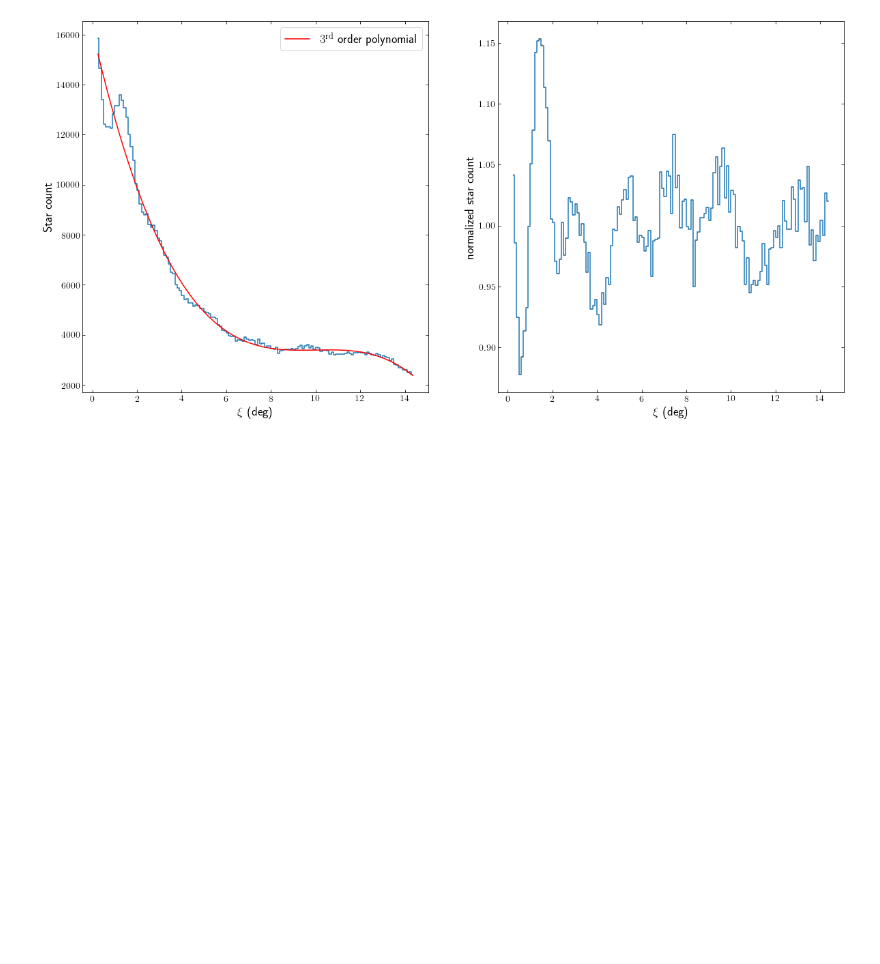
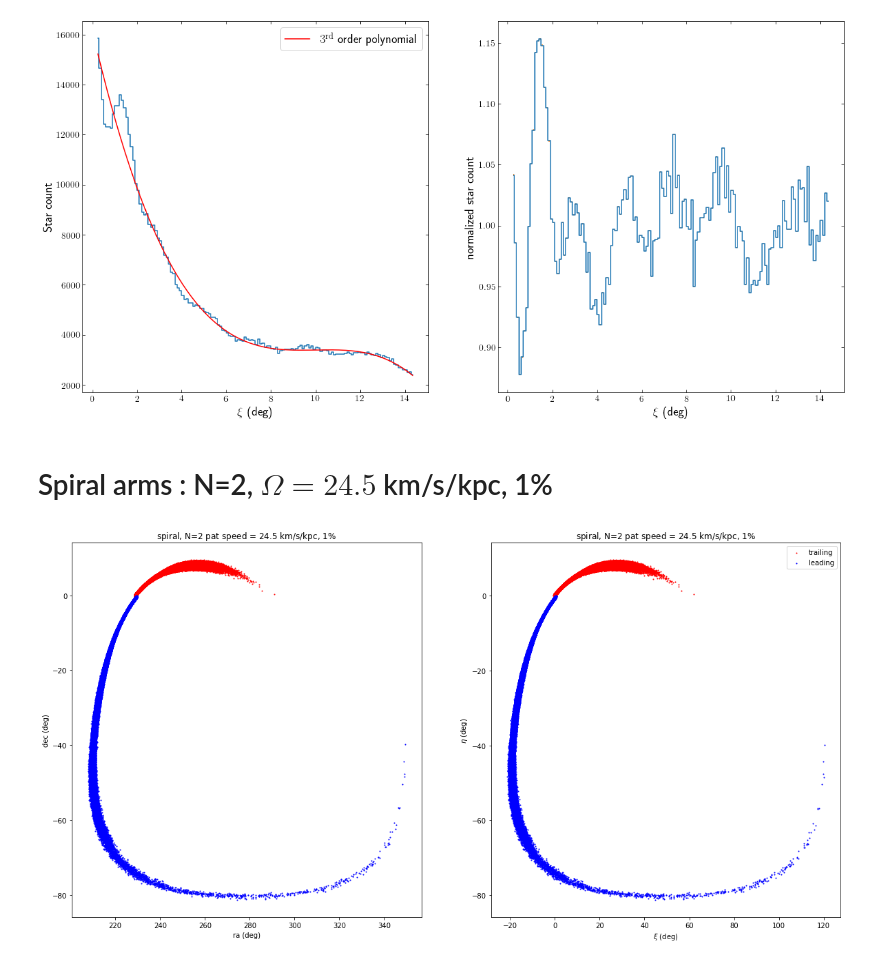
Before and after one commit to nbanik/Baryonic-effects-on-Pal5, a Jupyter notebook: plot_power_spectrum.ipynb, the cells around one changed output. Saved outputs shown, nothing was run; the diff lists cells and outputs as text; code cells hidden in the pictures; blank space fills up the shorter version.

Commit message:
spiral power spectrum

```diff
--- a/plot_power_spectrum.ipynb
+++ b/plot_power_spectrum.ipynb
@@ -864,3 +864,37 @@ set_ranges_and_labels_dens()
 legend(loc='upper right')
 
 bovy_plot.bovy_end_print('plots/power_both_arms.pdf')
+# %% [markdown]
+# Spiral arms : N=2, $\Omega = 24.5$ km/s/kpc, 1%
+# %%
+dir_spiral='/home/nil/Dropbox/streamgap-pepper/sampled_spiral/N2_pat_speed24p5_1percent/trailing/'
+ra_s_t, dec_s_t,ra_s_l,dec_s_l=process_sample(dir_spiral,out_format='radec')
+xi_s_t,eta_s_t,xi_s_l,eta_s_l=process_sample(dir_spiral,out_format='xieta')
+
+#plot ra dec
+plt.figure(figsize=(20,10))
+plt.subplot(1,2,1)
+plt.scatter(ra_s_t,dec_s_t,s=1,c='r',label='trailing',rasterized=True)
+plt.scatter(ra_s_l,dec_s_l,s=1,c='b',label='leading',alpha=1.,rasterized=True)
+#plt.xlim(190,360)
+#plt.ylim(-85,30)
+plt.xlabel('ra (deg)')
+plt.ylabel('dec (deg)')
+plt.title(r'spiral, N=2 pat speed = 24.5 km/s/kpc, $1 \%$')
+
+#plot xi, eta
+
+plt.subplot(1,2,2)
+plt.scatter(xi_s_t,eta_s_t,s=1,c='r',label='trailing',rasterized=True)
+plt.scatter(xi_s_l,eta_s_l,s=1,c='b',label='leading',alpha=1.,rasterized=True)
+#plt.xlim(190,360)
+#plt.ylim(-85,30)
+plt.xlabel(r'$\xi$ (deg)')
+plt.ylabel(r'$\eta$ (deg)')
+plt.title(r'spiral, N=2 pat speed = 24.5 km/s/kpc, $1 \%$')
+plt.legend(loc='upper right')
+
+plt.savefig('plots/Pal5_spiral_N2_patspeed24p5_1percent_sky_coords.pdf',format='pdf',dpi=100)
+plt.show()
+# %% [output]
+[figure, added]
```
Also changed, not shown: parts of 4 cells of this notebook, 1 other file.
